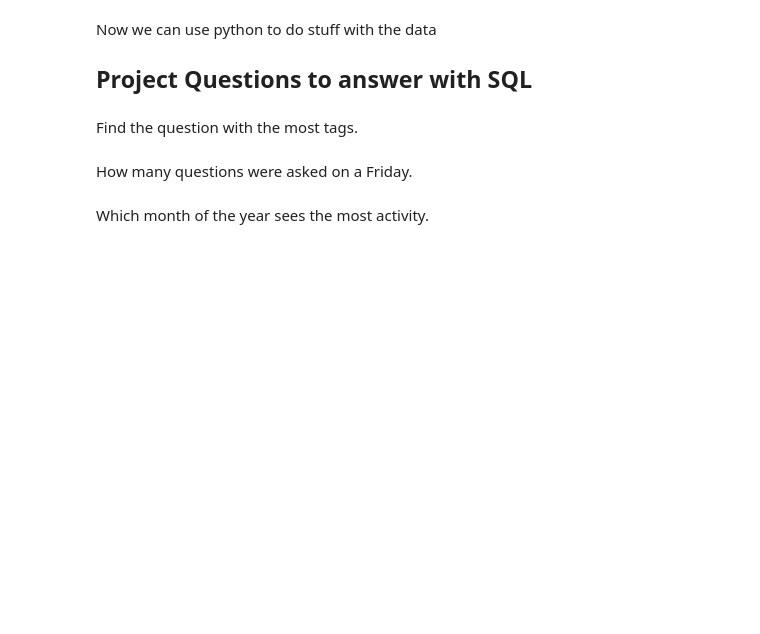
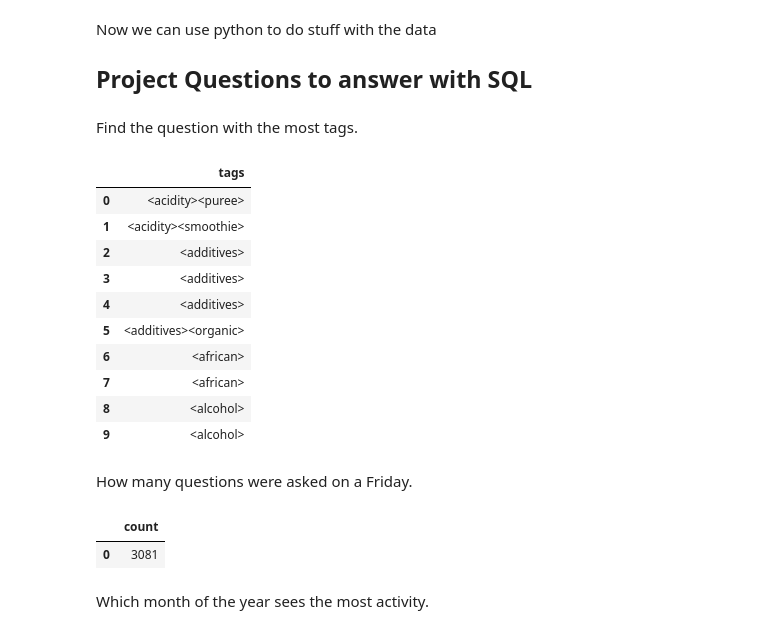
Before and after one commit to CrypticSloth/SchoolWork, a Jupyter notebook: CSCI340Databases/Project2/psqlWithLanguage.ipynb, the cells around one changed output. Drawn from its saved outputs; the diff is of its cells as text; code cells hidden in the pictures; blank space fills up the shorter version.

```diff
--- a/CSCI340Databases/Project2/psqlWithLanguage.ipynb
+++ b/CSCI340Databases/Project2/psqlWithLanguage.ipynb
@@ -43,11 +43,36 @@ Now we can use python to do stuff with the data
 # %% [markdown]
 Find the question with the most tags.
 # %%
-qs = pd.read_sql_query(
-    'SELECT tags FROM posts ORDER BY score DESC LIMIT 10;'
-
+pd.read_sql_query(
+    'SELECT tags FROM posts ORDER BY tags ASC LIMIT 10;'
     ,engine)
+# %% [output]
+|  | tags |
+| 0 | <acidity><puree> |
+| 1 | <acidity><smoothie> |
+| 2 | <additives> |
+| 3 | <additives> |
+| 4 | <additives> |
+| 5 | <additives><organic> |
+| 6 | <african> |
+| 7 | <african> |
+| 8 | <alcohol> |
+| 9 | <alcohol> |
 # %% [markdown]
 How many questions were asked on a Friday.
+# %%
+pd.read_sql_query(
+    '''
+    SELECT COUNT(F.date_part) from
+        (SELECT X.date_part from
+            (SELECT EXTRACT(DOW FROM lasteditdate) FROM posts)
+            as X
+        WHERE date_part = 5)
+        as F
+    '''
+    ,engine)
+# %% [output]
+|  | count |
+| 0 | 3081 |
 # %% [markdown]
 Which month of the year sees the most activity.
```
Also changed, not shown: parts of 2 cells of this notebook.
